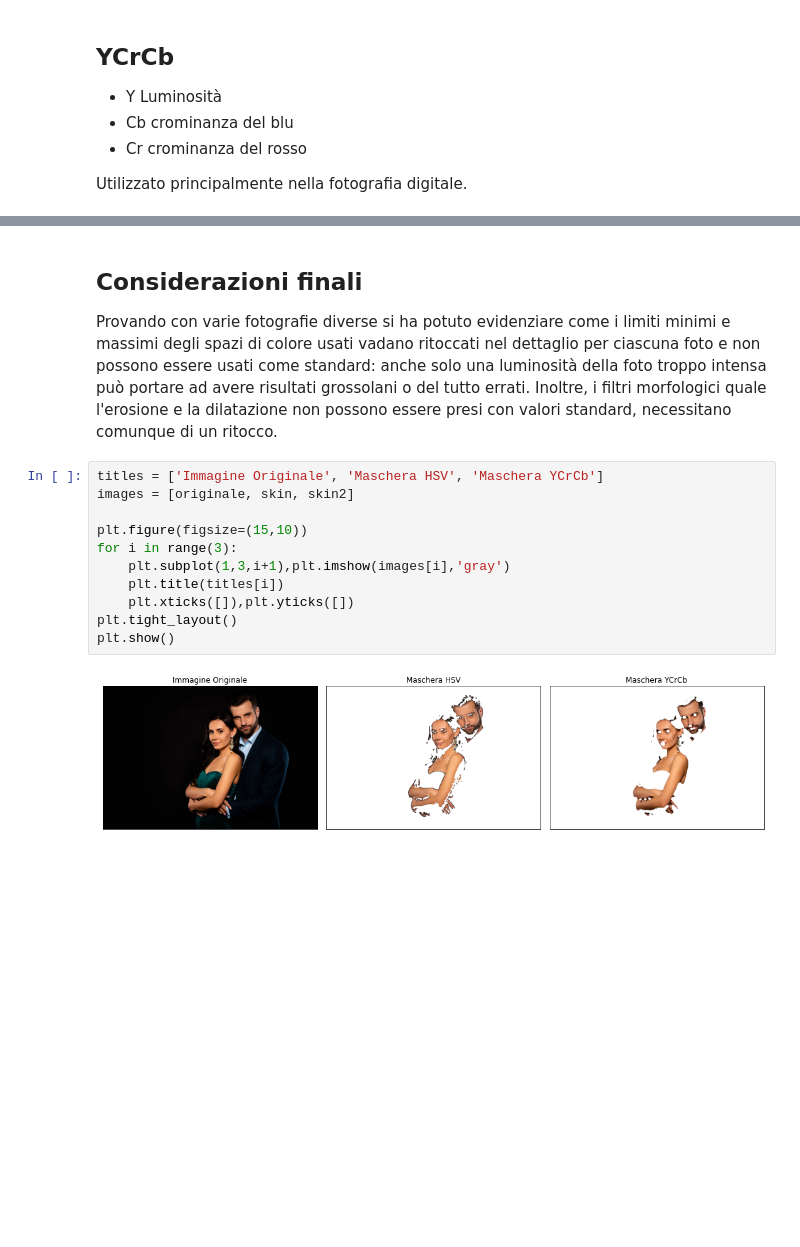
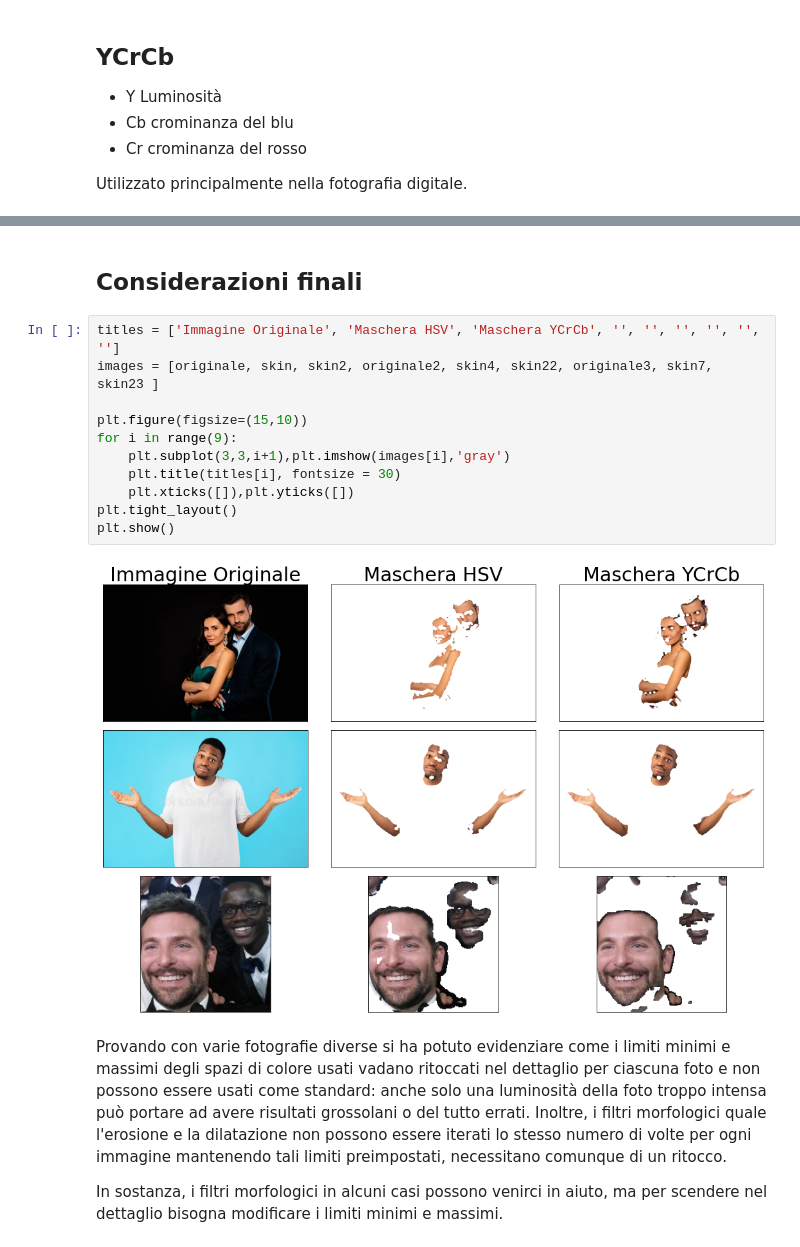
Before and after one commit to Wooler97/Skin-Detection, a Jupyter notebook: SkinDetection.ipynb, the cells around one changed output, grey strips where cells are left out. Saved outputs shown, nothing was run; the diff lists cells and outputs as text; blank space fills up the shorter version.

```diff
--- a/SkinDetection.ipynb
+++ b/SkinDetection.ipynb
@@ -339,17 +339,20 @@ error: OpenCV(4.5.5) /io/opencv/modules/core/src/arithm.cpp:230: error: (-215:As
+# %% [markdown]
+## Considerazioni finali
+# %%
+titles = ['Immagine Originale', 'Maschera HSV', 'Maschera YCrCb', '', '', '', '', '', '']
+images = [originale, skin, skin2, originale2, skin4, skin22, originale3, skin7, skin23 ]
+
+plt.figure(figsize=(15,10))
+for i in range(9):
+    plt.subplot(3,3,i+1),plt.imshow(images[i],'gray')
+    plt.title(titles[i], fontsize = 30)
+    plt.xticks([]),plt.yticks([])
+plt.tight_layout()
+plt.show()
+# %% [output]
+[figure, added]
 # %% [markdown]
-## Considerazioni finali
 Provando con varie fotografie diverse si ha potuto evidenziare come i limiti minimi e massimi degli spazi di colore usati vadano ritoccati nel dettaglio per ciascuna foto e non possono essere usati come standard: anche solo una luminosità della foto troppo intensa può portare ad avere risultati grossolani o del tutto errati.
-Inoltre, i filtri morfologici quale l'erosione e la dilatazione non possono essere presi con valori standard, necessitano comunque di un ritocco.
+Inoltre, i filtri morfologici quale l'erosione e la dilatazione non possono essere iterati lo stesso numero di volte per ogni immagine mantenendo tali limiti preimpostati, necessitano comunque di un ritocco.
+
+In sostanza, i filtri morfologici in alcuni casi possono venirci in aiuto, ma per scendere nel dettaglio bisogna modificare i limiti minimi e massimi.
-# %%
-titles = ['Immagine Originale', 'Maschera HSV', 'Maschera YCrCb']
-images = [originale, skin, skin2]
-
-plt.figure(figsize=(15,10))
-for i in range(3):
-    plt.subplot(1,3,i+1),plt.imshow(images[i],'gray')
-    plt.title(titles[i])
-    plt.xticks([]),plt.yticks([])
-plt.tight_layout()
-plt.show()
-# %% [output]
-[figure, removed]
```
Also changed, not shown: parts of 2 cells of this notebook.
